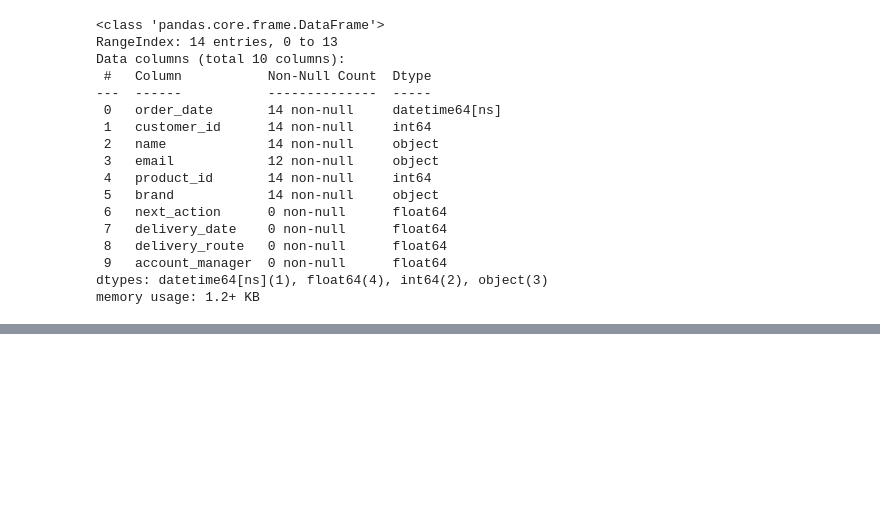
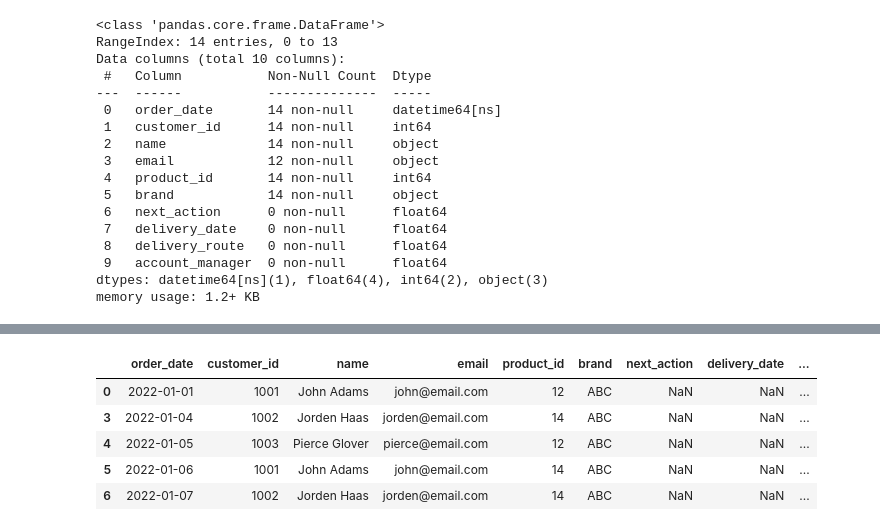
Before and after one commit to jaredtcy/uot_automation, a Jupyter notebook: class4_intro_to_python.ipynb, the cells around one changed output, grey strips where cells are left out. Cells and saved outputs as stored; diff of their text form; code cells hidden in the pictures; blank space fills up the shorter version.

```diff
--- a/class4_intro_to_python.ipynb
+++ b/class4_intro_to_python.ipynb
@@ -425,0 +451,9 @@ memory usage: 1.2+ KB
+# %%
+orders[(orders['brand'] == 'ABC') & (orders['order_date'] < '2022-01-08 00:00:00')]
+# %% [output]
+|  | order_date | customer_id | name | email | product_id | brand | next_action | delivery_date | ... |
+| 0 | 2022-01-01 | 1001 | John Adams | john@email.com | 12 | ABC | NaN | NaN | ... |
+| 3 | 2022-01-04 | 1002 | Jorden Haas | jorden@email.com | 14 | ABC | NaN | NaN | ... |
+| 4 | 2022-01-05 | 1003 | Pierce Glover | pierce@email.com | 12 | ABC | NaN | NaN | ... |
+| 5 | 2022-01-06 | 1001 | John Adams | john@email.com | 14 | ABC | NaN | NaN | ... |
+| 6 | 2022-01-07 | 1002 | Jorden Haas | jorden@email.com | 14 | ABC | NaN | NaN | ... |
```
Also changed, not shown: parts of 5 cells of this notebook.
